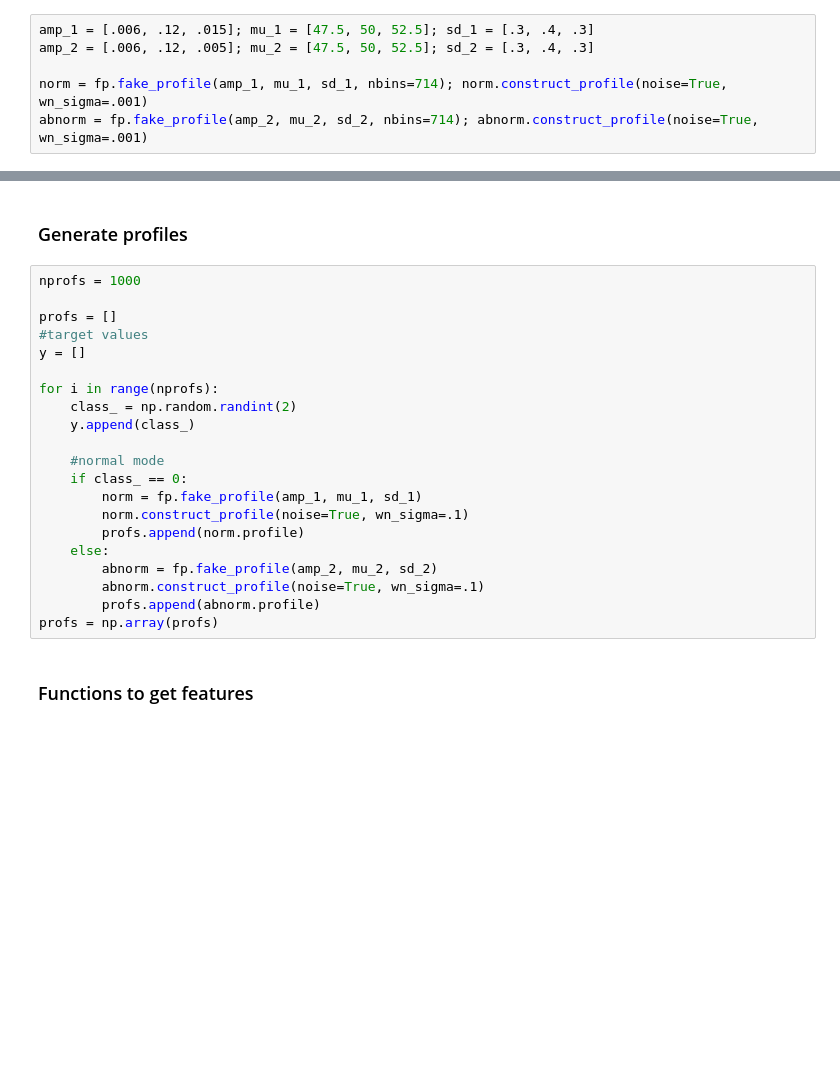
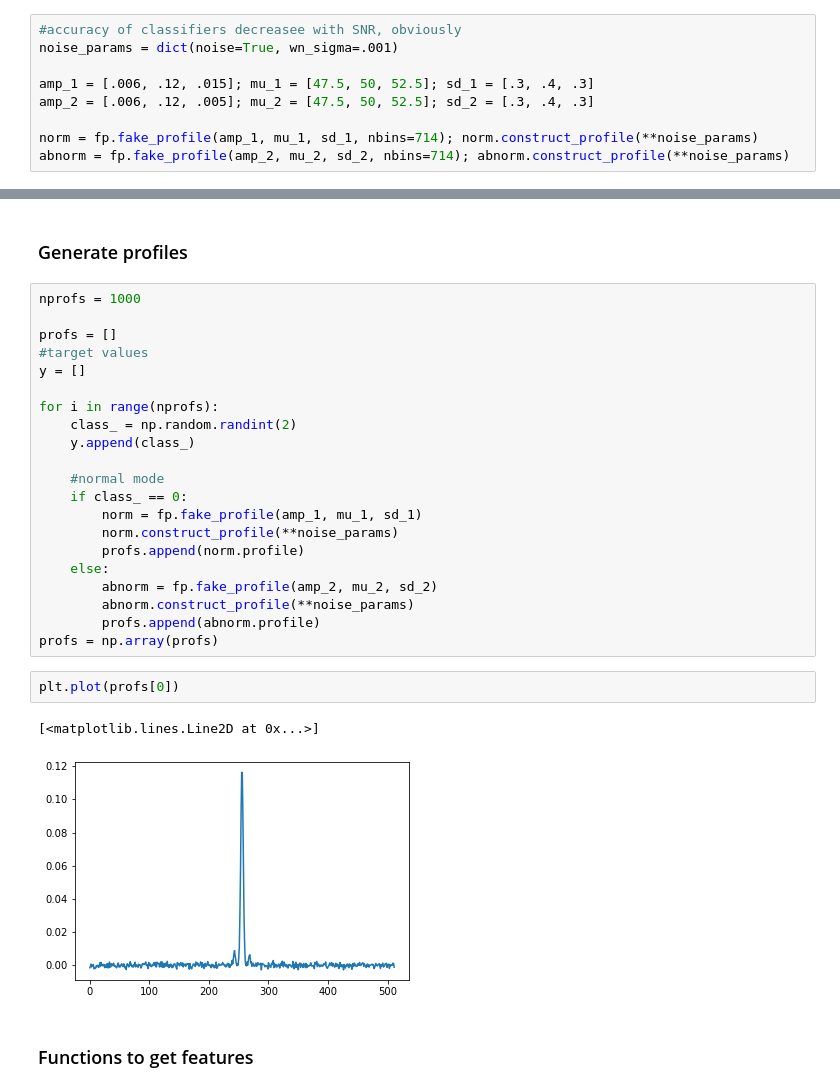
Before and after one commit to minyoungk99/IRES, a Jupyter notebook: fake_ML_classification.ipynb, the cells around one changed output, grey strips where cells are left out. Saved outputs shown, nothing was run; the diff lists cells and outputs as text; blank space fills up the shorter version.

Commit message:
Machine learning classification working on fakeprofile, forgot to adjust wn_sigma on actual data

```diff
--- a/fake_ML_classification.ipynb
+++ b/fake_ML_classification.ipynb
@@ -19,9 +16,12 @@ The autoreload extension is already loaded. To reload it, use:
 # %%
+#accuracy of classifiers decreasee with SNR, obviously
+noise_params = dict(noise=True, wn_sigma=.001)
+
 amp_1 = [.006, .12, .015]; mu_1 = [47.5, 50, 52.5]; sd_1 = [.3, .4, .3]
 amp_2 = [.006, .12, .005]; mu_2 = [47.5, 50, 52.5]; sd_2 = [.3, .4, .3]
 
-norm = fp.fake_profile(amp_1, mu_1, sd_1, nbins=714); norm.construct_profile(noise=True, wn_sigma=.001)
-abnorm = fp.fake_profile(amp_2, mu_2, sd_2, nbins=714); abnorm.construct_profile(noise=True, wn_sigma=.001)
+norm = fp.fake_profile(amp_1, mu_1, sd_1, nbins=714); norm.construct_profile(**noise_params)
+abnorm = fp.fake_profile(amp_2, mu_2, sd_2, nbins=714); abnorm.construct_profile(**noise_params)
 # %%
 norm.plot()
 abnorm.plot()
@@ -44,13 +44,18 @@ for i in range(nprofs):
     #normal mode
     if class_ == 0:
         norm = fp.fake_profile(amp_1, mu_1, sd_1)
-        norm.construct_profile(noise=True, wn_sigma=.1)
+        norm.construct_profile(**noise_params)
         profs.append(norm.profile)
     else:
         abnorm = fp.fake_profile(amp_2, mu_2, sd_2)
-        abnorm.construct_profile(noise=True, wn_sigma=.1)
+        abnorm.construct_profile(**noise_params)
         profs.append(abnorm.profile)
 profs = np.array(profs)
+# %%
+plt.plot(profs[0])
+# %% [output]
+[<matplotlib.lines.Line2D at 0x...>]
+[figure, added]
 # %% [markdown]
 ### Functions to get features
 # %%
```
Also changed, not shown: parts of 23 cells of this notebook.
